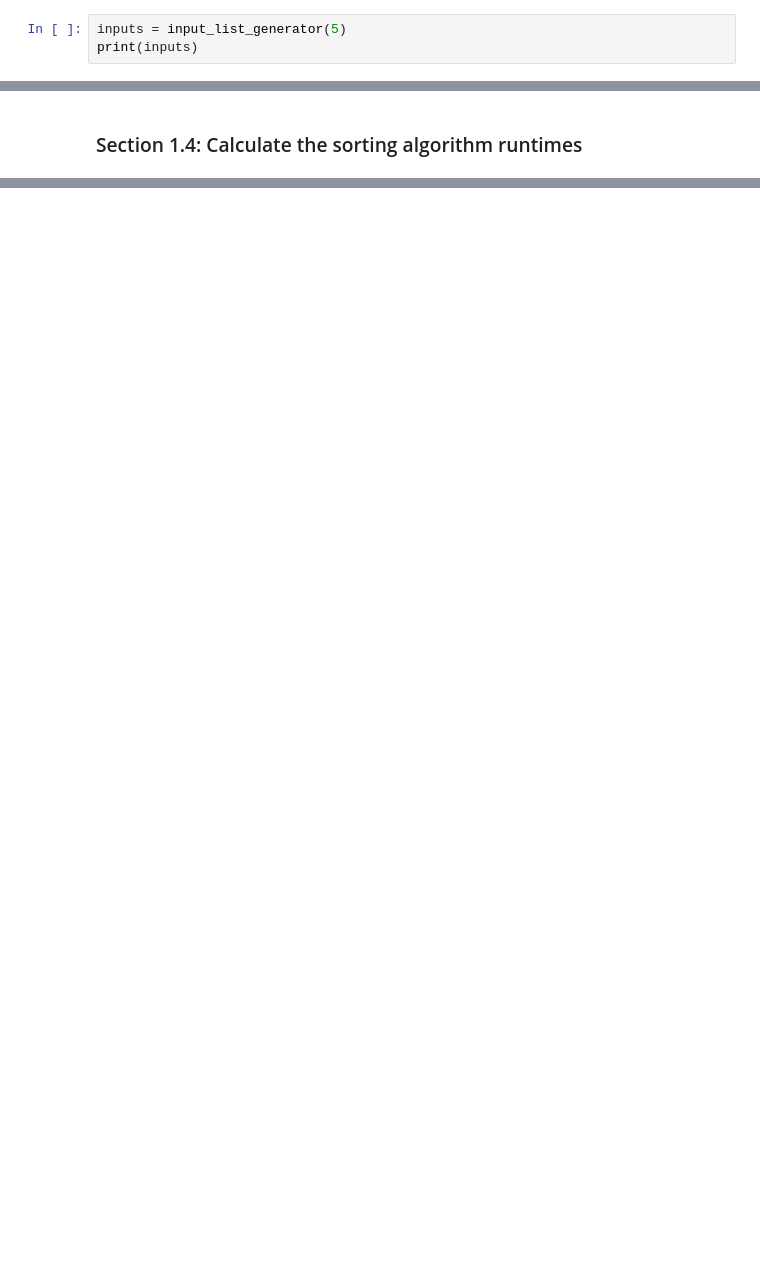
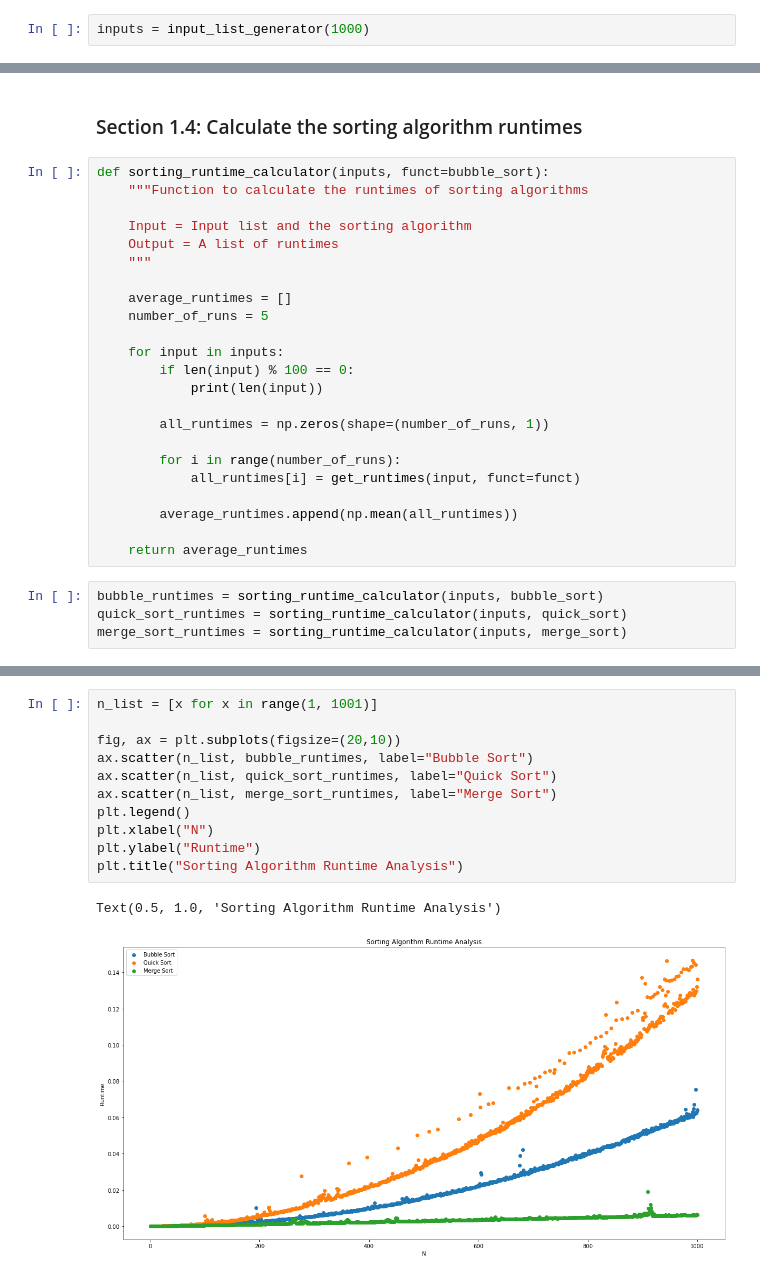
Before and after one commit to michaeldavitt/COMP20230_Sorting_and_Graphs, a Jupyter notebook: 17309836.ipynb, the cells around one changed output, grey strips where cells are left out. Drawn from its saved outputs; the diff is of its cells as text; blank space fills up the shorter version.

Commit message:
Calculates and plots runtimes as a function of the input list length x for each sorting algo

```diff
--- a/17309836.ipynb
+++ b/17309836.ipynb
@@ -130,5 +130,4 @@ def input_list_generator(n):
 
     return inputs
 # %%
-inputs = input_list_generator(5)
-print(inputs)
+inputs = input_list_generator(1000)
@@ -160,2 +157,29 @@ print(get_runtimes(test_arr, funct=merge_sort))
 # %% [markdown]
 ### Section 1.4: Calculate the sorting algorithm runtimes
+# %%
+def sorting_runtime_calculator(inputs, funct=bubble_sort):
+    """Function to calculate the runtimes of sorting algorithms
+
+    Input = Input list and the sorting algorithm
+    Output = A list of runtimes
+    """
+
+    average_runtimes = []
+    number_of_runs = 5
+
+    for input in inputs:
+        if len(input) % 100 == 0:
+            print(len(input))
+
+        all_runtimes = np.zeros(shape=(number_of_runs, 1))
+
+        for i in range(number_of_runs):
+            all_runtimes[i] = get_runtimes(input, funct=funct)
+
+        average_runtimes.append(np.mean(all_runtimes))
+
+    return average_runtimes
+# %%
+bubble_runtimes = sorting_runtime_calculator(inputs, bubble_sort)
+quick_sort_runtimes = sorting_runtime_calculator(inputs, quick_sort)
+merge_sort_runtimes = sorting_runtime_calculator(inputs, merge_sort)
@@ -161,0 +206,14 @@ print(get_runtimes(test_arr, funct=merge_sort))
+# %%
+n_list = [x for x in range(1, 1001)]
+
+fig, ax = plt.subplots(figsize=(20,10))
+ax.scatter(n_list, bubble_runtimes, label="Bubble Sort")
+ax.scatter(n_list, quick_sort_runtimes, label="Quick Sort")
+ax.scatter(n_list, merge_sort_runtimes, label="Merge Sort")
+plt.legend()
+plt.xlabel("N")
+plt.ylabel("Runtime")
+plt.title("Sorting Algorithm Runtime Analysis")
+# %% [output]
+Text(0.5, 1.0, 'Sorting Algorithm Runtime Analysis')
+[figure, added]
```
Also changed, not shown: parts of 8 cells of this notebook.
